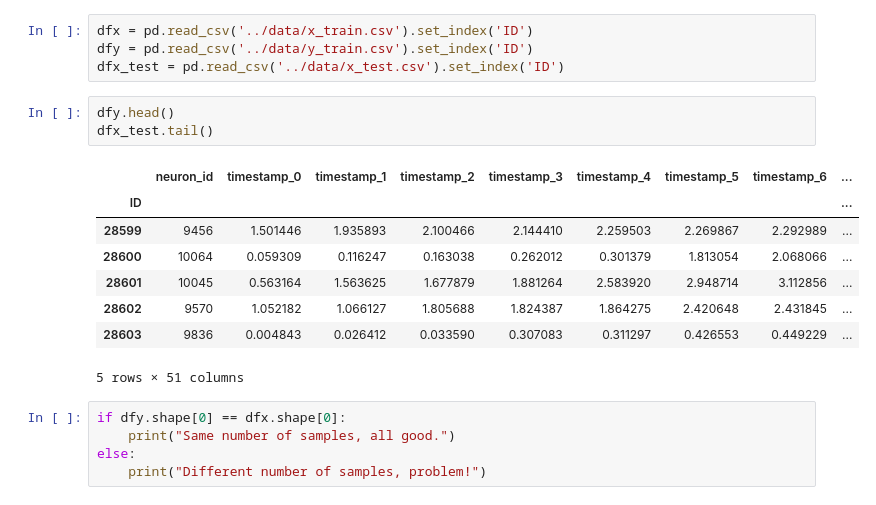
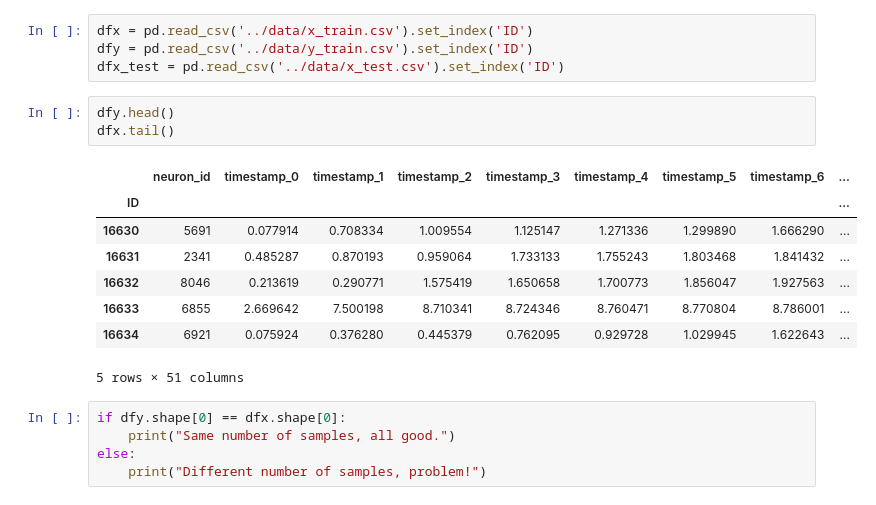
Before and after one commit to tristandeborde/ENS_data, a Jupyter notebook: src/v1_challenge.ipynb, the cells around one changed output. Cells and saved outputs as stored; diff of their text form.

```diff
--- a/src/v1_challenge.ipynb
+++ b/src/v1_challenge.ipynb
@@ -27,15 +29,15 @@ dfy = pd.read_csv('../data/y_train.csv').set_index('ID')
 dfx_test = pd.read_csv('../data/x_test.csv').set_index('ID')
 # %%
 dfy.head()
-dfx_test.tail()
+dfx.tail()
 # %% [output]
 |  | neuron_id | timestamp_0 | timestamp_1 | timestamp_2 | timestamp_3 | timestamp_4 | timestamp_5 | timestamp_6 | ... |
 | ID |  |  |  |  |  |  |  |  | ... |
-| 28599 | 9456 | 1.501446 | 1.935893 | 2.100466 | 2.144410 | 2.259503 | 2.269867 | 2.292989 | ... |
-| 28600 | 10064 | 0.059309 | 0.116247 | 0.163038 | 0.262012 | 0.301379 | 1.813054 | 2.068066 | ... |
-| 28601 | 10045 | 0.563164 | 1.563625 | 1.677879 | 1.881264 | 2.583920 | 2.948714 | 3.112856 | ... |
-| 28602 | 9570 | 1.052182 | 1.066127 | 1.805688 | 1.824387 | 1.864275 | 2.420648 | 2.431845 | ... |
-| 28603 | 9836 | 0.004843 | 0.026412 | 0.033590 | 0.307083 | 0.311297 | 0.426553 | 0.449229 | ... |
+| 16630 | 5691 | 0.077914 | 0.708334 | 1.009554 | 1.125147 | 1.271336 | 1.299890 | 1.666290 | ... |
+| 16631 | 2341 | 0.485287 | 0.870193 | 0.959064 | 1.733133 | 1.755243 | 1.803468 | 1.841432 | ... |
+| 16632 | 8046 | 0.213619 | 0.290771 | 1.575419 | 1.650658 | 1.700773 | 1.856047 | 1.927563 | ... |
+| 16633 | 6855 | 2.669642 | 7.500198 | 8.710341 | 8.724346 | 8.760471 | 8.770804 | 8.786001 | ... |
+| 16634 | 6921 | 0.075924 | 0.376280 | 0.445379 | 0.762095 | 0.929728 | 1.029945 | 1.622643 | ... |
 5 rows × 51 columns
 # %%
 if dfy.shape[0] == dfx.shape[0]:
```
Also changed, not shown: parts of 20 cells of this notebook, 8 other files.
